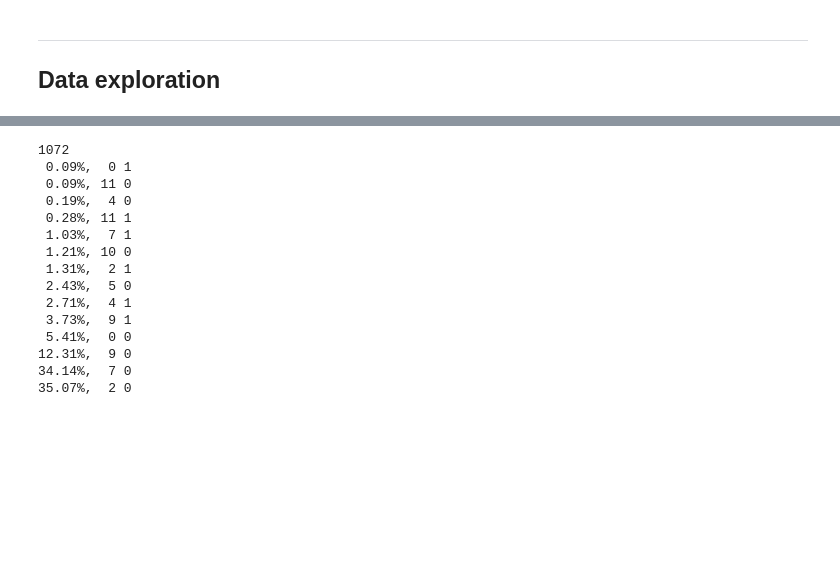
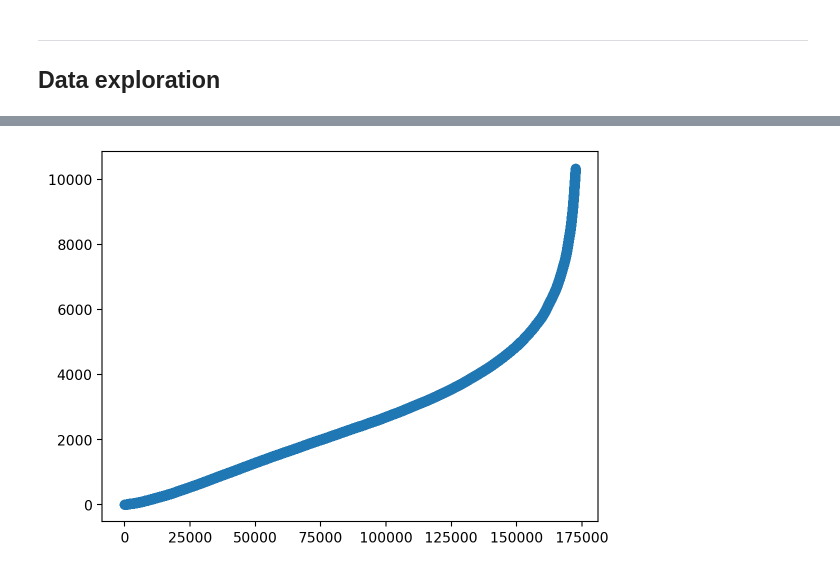
Before and after one commit to MarcelloCeresini/MusicGeneration, a Jupyter notebook: src/dataset.ipynb, the cells around one changed output, grey strips where cells are left out. Drawn from its saved outputs; the diff is of its cells as text; code cells hidden in the pictures; blank space fills up the shorter version.

Commit message:
stats on lmd + almost finished conversion

```diff
--- a/src/dataset.ipynb
+++ b/src/dataset.ipynb
@@ -17,7 +17,7 @@ conf = config.Config(config_string, ROOT_PATH)
 # %% [markdown]
 # Warning, ~ 10 hours required
 # %%
-# lmd = utils.get_dataset("lmd", conf)
+lmd = utils.get_dataset("lmd", conf)
 maestro = utils.get_dataset("maestro", conf)
 nes = utils.get_dataset("nes", conf)
 # hymn = get_dataset("hymn", conf)
@@ -32,5 +34,5 @@ print("folk: {}, maestro: {}, nes: {}, tot: {}".format(
 ---
 ## Data exploration
 # %%
-dataset = folk
+dataset = lmd
 # %%
@@ -226,34 +160,41 @@ plt.scatter(range(len(stats["tempos"])), stats["tempos"]);
-# %%
-tot = np.sum(list(stats["key_signatures"].values()))
-print(tot)
-arr = np.zeros((len(stats["key_signatures"].keys()), 3))
-
-for i, key in enumerate(stats["key_signatures"].keys()):
-    arr[i,0] = stats["key_signatures"][key]/tot*100
-    arr[i,1] = key[0]
-    if key[1] == "major":
-        arr[i,2] = 0
-    else:
-        arr[i,2] = 1
-
-arr = arr[arr[:,0].argsort()]
-
-
-for i in arr:
-    print("{:5.2f}%, {:2.0f} {:.0f}".format(i[0], i[1], i[2]))
-# %% [output]
-1072
- 0.09%,  0 1
- 0.09%, 11 0
- 0.19%,  4 0
- 0.28%, 11 1
- 1.03%,  7 1
- 1.21%, 10 0
- 1.31%,  2 1
- 2.43%,  5 0
- 2.71%,  4 1
- 3.73%,  9 1
- 5.41%,  0 0
-12.31%,  9 0
-34.14%,  7 0
-35.07%,  2 0
+# %%
+def plot_scatter_limit(a, lim=0):
+    plt.scatter(range(len(a[:lim])), np.sort(a)[:lim]);
+
+
+def plot_bar_centered(a, lim=None):
+    min_idx = len(a)
+    max_idx = 0
+    for i, n in enumerate(list(a)):
+        if n>0:
+            if i < min_idx:
+                min_idx = i
+            if i > max_idx:
+                max_idx = i
+
+    plt.figure(figsize=(26,5))
+    if lim != None:
+        plt.bar(range(len(a[lim[0]:lim[1]])), a[lim[0]:lim[1]])
+        plt.xticks(ticks=range(0,lim[1]-lim[0]), labels=range(lim[0], lim[1]), rotation=90);
+        print("The remaining not shown values amount to {:.2f}% of the total".format((sum(a[lim[1]:])+sum(a[:lim[0]]))/sum(a)*100))
+    else:
+        plt.bar(range(len(a[min_idx:max_idx])), a[min_idx:max_idx])
+        plt.xticks(ticks=range(0,max_idx-min_idx), labels=range(min_idx, max_idx), rotation=90);
+
+
+def plot_scatter_from_dict(d, lim_percentage=0, mapping=None):
+
+    if mapping == None:
+        mapping = lambda x: x
+    tot = np.sum(list(d.values()))
+    arr = np.zeros((len(d.keys()), 2))
+    for i, key in enumerate(d.keys()):
+        arr[i,0] = mapping(key)
+        arr[i,1] = d[key]/tot*100
+
+    plt.scatter([x[0] for x in arr if x[1] > lim_percentage], [x[1] for x in arr if x[1] > lim_percentage])
+    print("The remaining not shown values amount to {:.2f}% of the total".format(sum([x[1] for x in arr if x[1] <= lim_percentage])/sum(arr[:,1])*100))
+# %%
+plot_scatter_limit(stats["len_notes"], lim=-2000)
+# %% [output]
+[figure, added]
```
Also changed, not shown: parts of 26 cells of this notebook, 2 other files.
